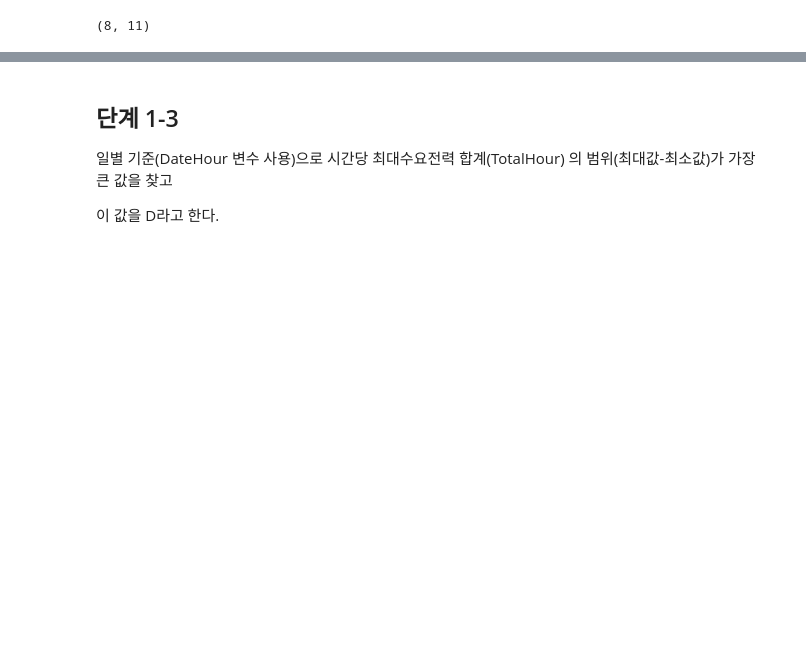
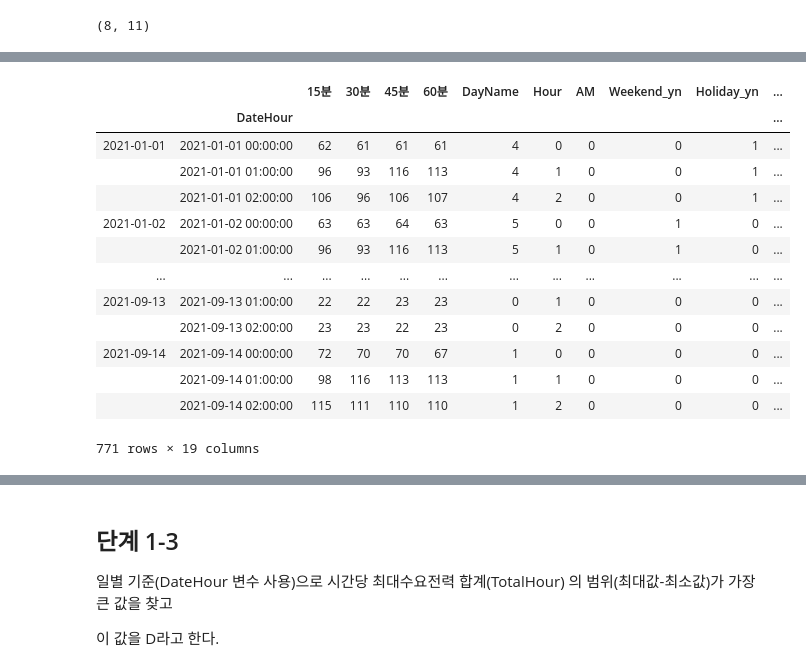
Before and after one commit to dowonjj/DS_lv3_2504_2, a Jupyter notebook: sec_ds_lv3_prob3_prob.ipynb, the cells around one changed output, grey strips where cells are left out. Drawn from its saved outputs; the diff is of its cells as text; code cells hidden in the pictures; blank space fills up the shorter version.

```diff
--- a/sec_ds_lv3_prob3_prob.ipynb
+++ b/sec_ds_lv3_prob3_prob.ipynb
@@ -466,0 +635,19 @@ dtype: int64
+# %%
+df_basetable1.groupby(df_basetable1.index.date).apply(
+    lambda x: x.head(3)
+)
+# %% [output]
+|  |  | 15분 | 30분 | 45분 | 60분 | DayName | Hour | AM | Weekend_yn | Holiday_yn | ... |
+|  | DateHour |  |  |  |  |  |  |  |  |  | ... |
+| 2021-01-01 | 2021-01-01 00:00:00 | 62 | 61 | 61 | 61 | 4 | 0 | 0 | 0 | 1 | ... |
+|  | 2021-01-01 01:00:00 | 96 | 93 | 116 | 113 | 4 | 1 | 0 | 0 | 1 | ... |
+|  | 2021-01-01 02:00:00 | 106 | 96 | 106 | 107 | 4 | 2 | 0 | 0 | 1 | ... |
+| 2021-01-02 | 2021-01-02 00:00:00 | 63 | 63 | 64 | 63 | 5 | 0 | 0 | 1 | 0 | ... |
+|  | 2021-01-02 01:00:00 | 96 | 93 | 116 | 113 | 5 | 1 | 0 | 1 | 0 | ... |
+| ... | ... | ... | ... | ... | ... | ... | ... | ... | ... | ... | ... |
+| 2021-09-13 | 2021-09-13 01:00:00 | 22 | 22 | 23 | 23 | 0 | 1 | 0 | 0 | 0 | ... |
+|  | 2021-09-13 02:00:00 | 23 | 23 | 22 | 23 | 0 | 2 | 0 | 0 | 0 | ... |
+| 2021-09-14 | 2021-09-14 00:00:00 | 72 | 70 | 70 | 67 | 1 | 0 | 0 | 0 | 0 | ... |
+|  | 2021-09-14 01:00:00 | 98 | 116 | 113 | 113 | 1 | 1 | 0 | 0 | 0 | ... |
+|  | 2021-09-14 02:00:00 | 115 | 111 | 110 | 110 | 1 | 2 | 0 | 0 | 0 | ... |
+771 rows × 19 columns
```
Also changed, not shown: parts of 50 cells of this notebook.
